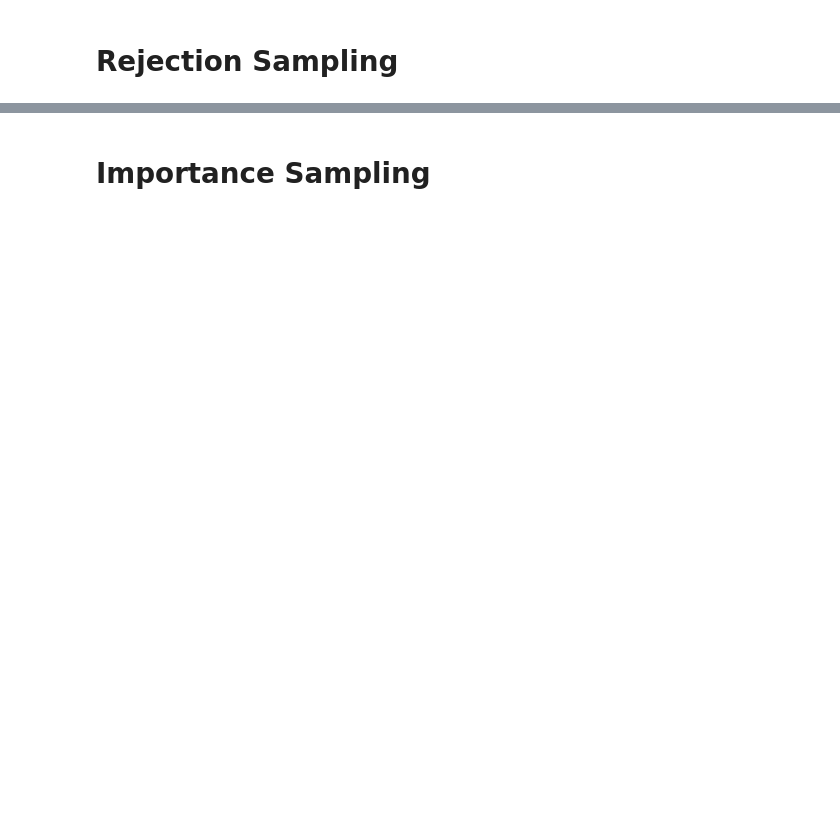
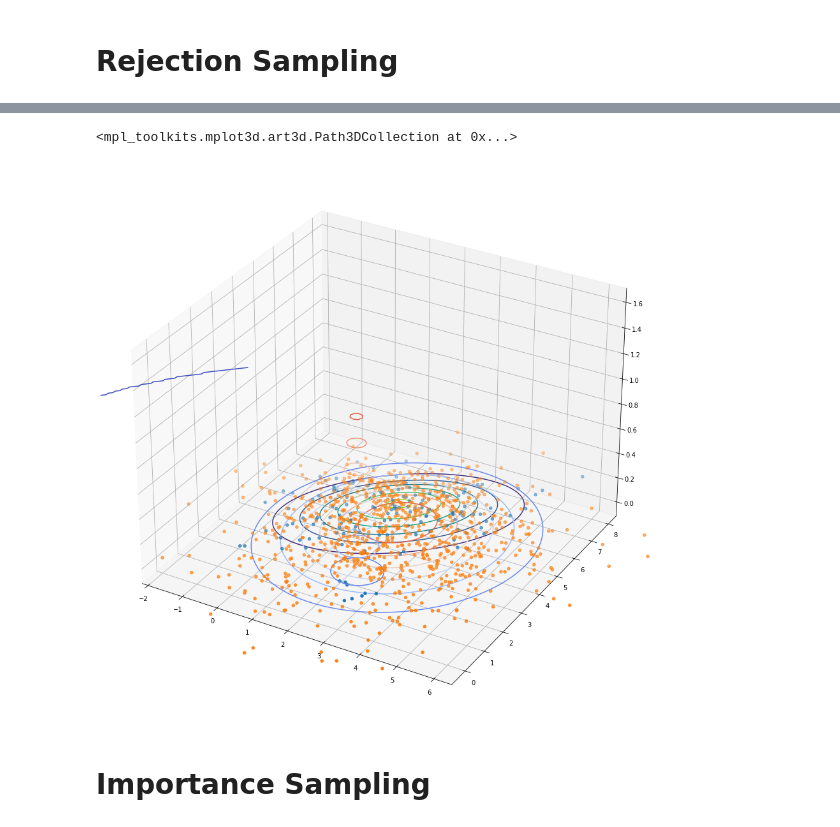
Before and after one commit to FredMCA/COMP6257-Coursework_1, a Jupyter notebook: question4.ipynb, the cells around one changed output, grey strips where cells are left out. Cells and saved outputs as stored; diff of their text form; code cells hidden in the pictures; blank space fills up the shorter version.

```diff
--- a/question4.ipynb
+++ b/question4.ipynb
@@ -60,2 +123,38 @@ print(probability([0.5,0.5]))
+# %%
+x1 = val_1[:,0]
+y1 = val_1[:,1]
+
+x2 = val_2[:,0]
+y2 = val_2[:,1]
+
+ax = plt.axes((3,3,3,3),projection='3d')
+
+
+x, y = np.mgrid[-10:10:.1, -10:10:.1]
+data = np.dstack((x, y))
+z = p1(data)
+ax.contour(x, y, z)
+
+z = p2(data)
+ax.contour(x, y, z, cmap='coolwarm')
+ax.set_xlim([-2, 6.3])
+ax.set_ylim([-0.5, 8.3])
+
+
+
+
+
+z = q(data)
+ax.contour(x, y, z, cmap='coolwarm')
+ax.set_xlim([-2, 6.3])
+ax.set_ylim([-0.5, 8.3])
+acc, u_acc, rej, u_rej = rejection_sampling(q_mean, q_var, q, 2, p1, p2, [0.9,0.1], 1000)
+
+#print(acc)
+ax.scatter(acc[:,0],acc[:,1], u_acc)
+ax.scatter(rej[:,0],rej[:,1], u_rej)
+# %% [output]
+<mpl_toolkits.mplot3d.art3d.Path3DCollection at 0x...>
+[figure, added]
 # %% [markdown]
 # Importance Sampling
```
Also changed, not shown: parts of 12 cells of this notebook, 1 other file.
